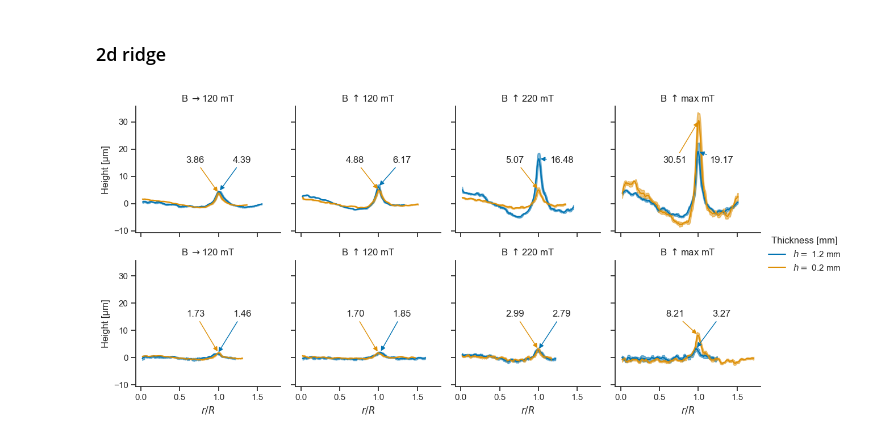
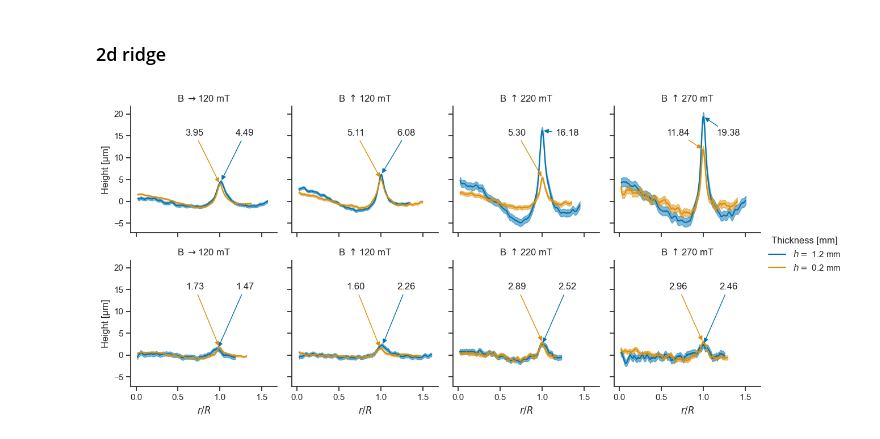
Before and after one commit to rk-exxec/ridge_evaluation, a Jupyter notebook: plot_paper_lwo_b_vs_quer.ipynb, the cells around one changed output. Cells and saved outputs as stored; diff of their text form; code cells hidden in the pictures.

```diff
--- a/plot_paper_lwo_b_vs_quer.ipynb
+++ b/plot_paper_lwo_b_vs_quer.ipynb
@@ -14,7 +14,7 @@ sns.set_theme(palette="colorblind", style="ticks")
 
 
 initial_params_actual = {\
-    "h" : {"thick": 0.0013, "thin": 0.0002},
+    "h" : {"thick": 0.0012, "thin": 0.0002},
     "E_lookup" : {"70_S":2508*3,"70_H":16082*3,"80_S":9344*3,"80_H":17507*3},
     "E_lookup_max" : {"70_S":(2508+21)*3,"70_H":(16082+167)*3,"80_S":(9344+50)*3,"80_H":(17507+200)*3},
     "E_lookup_min" : {"70_S":(2508-21)*3,"70_H":(16082-167)*3,"80_S":(9344-50)*3,"80_H":(17507-200)*3},
@@ -61,21 +61,11 @@ def background(f):
         return asyncio.get_event_loop().run_in_executor(None, f, *args, **kwargs)
     return wrapped
 
-def _fit_calc(radial_coord, gamma, radius, popt, downscale_factor):
-    radial_resized = rescale(radial_coord, downscale_factor, anti_aliasing=False)
-    img_calc = np.zeros_like(radial_resized)
-
-    for i in np.ndindex(img_calc.shape[0]):
-        img_calc[i,:] = style_exact(radial_resized[i,:], gamma, radius, *popt)
-    return img_calc
-
-
-
 @background
 def fit_style(file):
     try:
         target_file = eval_dir / file.name
-        ridge, image, circ_params, rim_binarized, r2, pixelscale = \
+        ridge, image, circ_params, rim_binarized, r2, pixelscale, stdev, sterr = \
                 extract_ridge_from_image(file, robust=True, threshold=0.7, use_kmeans=False, butterworth_cutoff=0.01, gamma_correction=3)
         yc,xc,r = circ_params
         # rolling average
@@ -90,7 +80,7 @@ def fit_style(file):
         fits: dict[str, RidgeFit] = fit_profile_style(target_file.with_suffix(".rdg"), **initial_params, fix_upsilon=False, fix_h=False)
 
 
-        pickle.dump((yc,xc,r,r2,image,pixelscale,rim_binarized,fits,ridge), open(target_file.with_suffix(".pkl"), "wb"))
+        pickle.dump((yc,xc,r,r2,image,pixelscale,rim_binarized,fits,ridge,stdev,sterr), open(target_file.with_suffix(".pkl"), "wb"))
 
     except Exception as e:
             print(str(e), traceback.format_exc())
@@ -137,7 +124,7 @@ for file in eval_dir.rglob("*.pkl"):
         continue
 
     with open(file, "rb") as f:
-        yc,xc,r,r2,image,pixelscale,rim_binarized,fits,ridge = pickle.load(f)
+        yc,xc,r,r2,image,pixelscale,rim_binarized,fits,ridge,stdev,sterr = pickle.load(f)
 
     model = fits["style"]
     Fe, G, vol, th, _, magntype, *_ = Path(file).stem.split("_")
@@ -146,13 +133,15 @@ for file in eval_dir.rglob("*.pkl"):
     fit_x = np.linspace(model.x_values.min(), model.x_values.max(), 250)
     x,y = ridge
     y = y*1e6
+    stdev = stdev*1e6
+    sterr = sterr*1e6
     norm_x = x / model.radius
     # fit_y = 1e6*style_exact(x, model.gamma, model.radius, *model.popt)
     # fit_y_max = 1e6*style_exact(x, model.gamma, model.radius, model.popt[0], initial_params_actual["E_lookup_max"][f"{Fe}_{G}"], model.popt[2])
     # fit_y_min = 1e6*style_exact(x, model.gamma, model.radius, model.popt[0], initial_params_actual["E_lookup_min"][f"{Fe}_{G}"], model.popt[2])
-    # fit_y_th = 1e6*style_exact(x, model.gamma, model.radius, model.popt[0], initial_params_actual["E_lookup"][f"{Fe}_{G}"], model.popt[2])
+    # fit_y_th = 1e6*style_exact(x, model.gamma, model.radius, initial_params_actual["gamma"], initial_params_actual["E_lookup"][f"{Fe}_{G}"], initial_params_actual["h"][f"{th}"])
     # df = pd.DataFrame({"x":x, "norm_x":norm_x, "y":y, "fit_y":fit_y, "fit_y_max":fit_y_max, "fit_y_min":fit_y_min, "fit_y_th":fit_y_th, "model":"style", "Fe":Fe, "G":G, "vol":vol, "th":th, "magn":magntype, "R2":model.r2})
-    df = pd.DataFrame({"x":[x], "norm_x":[norm_x], "y":[y], "model":"style", "Fe":Fe, "G":G, "vol":vol, "th":th, "magn":magntype, "R2":model.r2})
+    df = pd.DataFrame({"x":[x], "norm_x":[norm_x], "y":[y], "y_err": [sterr], "model":"style", "Fe":Fe, "G":G, "vol":vol, "th":th, "magn":magntype, "R2":model.r2})
     # df["rolling_y"] = df["y"].rolling(50,center=True).mean()
     # df["rolling_y_stdev"] = df["y"].rolling(50,center=True).std()
     # df_dict[f"{magntype}_{G}_{th}"] = df
@@ -162,10 +151,19 @@ for file in eval_dir.rglob("*.pkl"):
     print(f"{file.stem} - R2: {model.r2:.3f} - r {model.radius} - {model.popt}")
 
 master_data = pd.concat(df_list, ignore_index=True)
-master_data["magn"] = master_data["magn"].replace({"quer":"$\\rightarrow$120","120mT":"$\\uparrow$120","220mT":"$\\uparrow$220","max":"$\\uparrow$max"})
+master_data["magn"] = master_data["magn"].replace({"quer":"$\\rightarrow$120","120mT":"$\\uparrow$120","220mT":"$\\uparrow$220","270mT":"$\\uparrow$270"})
 master_data["th"] = master_data["th"].replace({"thick":"$h =$ 1.2 mm","thin":"$h =$ 0.2 mm"})
 master_data["G"] = master_data["G"].replace({"H":"17.5 kPa","S":"9.3 kPa"})
-master_data["peak_height"] = master_data["y"].apply(lambda x: x.max())
+master_data["peak_height"] = master_data["y"].apply(lambda x: max(x))
+master_data["peak_height_err"] = master_data["y_err"].apply(lambda x: max(x))
+# master_data["fit_y_max"] = master_data["fit_y"].apply(lambda x: max(x))
+
 
 master_data.to_json(source_dir / "master_data.json")
+
+
+fit_max = dict()
+for G in ["S","H"]:
+    for th in ["thin","thick"]:
+        fit_max[f"{G}_{th}"] = 1e6*style_exact(x, model.gamma, model.radius, initial_params_actual["gamma"], initial_params_actual["E_lookup"][f"{Fe}_{G}"], initial_params_actual["h"][f"{th}"]).max()
 # %% [output]
@@ -192,44 +190,46 @@ master_data.to_json(source_dir / "master_data.json")
 # %%
 import seaborn as sns
 
+sns.set_theme(palette="colorblind", style="ticks")
 def plot_nested_data(*args,**kwargs):
     color = kwargs.pop("color")
     data = kwargs.pop("data")
     x = np.asarray(data[args[0]].values[0])
     y = np.asarray(data[args[1]].values[0])
+    y_err = np.asarray(data["y_err"].values[0])
     rolling = pd.Series(y).rolling(25, center=True)
     y = rolling.mean()
-    stdev_y = rolling.std()
+    stdev_y = pd.Series(y_err).std()
     #
     plt.fill_between(x, y-stdev_y, y+stdev_y, alpha=0.5, color=color)
     plt.plot(x,y, color=color, **kwargs)
     if "label" in kwargs:
         # if kwargs["label"] == "0.2":
         #     plt.annotate(f"{np.max(y):0.2f}", (x[np.argmax(y)], np.max(y)), textcoords="offset points", xytext=(15,10), ha='center', arrowprops=dict(arrowstyle='-|>', color=color))
         # else:
         #     plt.annotate(f"{np.max(y):0.2f}", (x[np.argmax(y)], np.max(y)), textcoords="offset points", xytext=(-15,10), ha='center', arrowprops=dict(arrowstyle='-|>', color=color))
         if kwargs["label"] == "$h =$ 0.2 mm":
             plt.annotate(f"{np.max(y):0.2f}", (x[np.argmax(y)], np.max(y)), textcoords="data", xytext=(0.7,15), ha='center', arrowprops=dict(arrowstyle='-|>', color=color))
         else:
             plt.annotate(f"{np.max(y):0.2f}", (x[np.argmax(y)], np.max(y)), textcoords="data", xytext=(1.3,15), ha='center', arrowprops=dict(arrowstyle='-|>', color=color))
     plt.legend()
 
 grid = sns.FacetGrid(data=master_data, col="magn", row="G", hue="th", sharex=True, sharey=True, aspect=1, height=3, legend_out=True,
-                     col_order= ["$\\rightarrow$120","$\\uparrow$120","$\\uparrow$220","$\\uparrow$max"],
+                     col_order= ["$\\rightarrow$120","$\\uparrow$120","$\\uparrow$220","$\\uparrow$270"],
                      row_order=["9.3 kPa","17.5 kPa"])
 
 grid.set_titles(template="B {col_name} mT")
 grid.map_dataframe(plot_nested_data, "norm_x", "y")
 for info,ax in grid.axes_dict.items():
     if info[1] != "$\\rightarrow$120 mT": continue
     plt.sca(ax)
     plt.annotate(info[0], (-0.8, .5), xycoords="axes fraction", ha='center', va='center', fontsize=12, rotation=90)
 
 
 # grid.figure.tight_layout()
 grid.add_legend(title="Thickness [mm]" )
 grid.set_xlabels("$r/R$")
 grid.set_ylabels("Height [µm]")
 grid.savefig(plot_out_dir / "ridge_profiles_comp.pdf")
 # %% [output]
-[figure, old version]
+[figure, new version]
```
Also changed, not shown: parts of 5 cells of this notebook.
